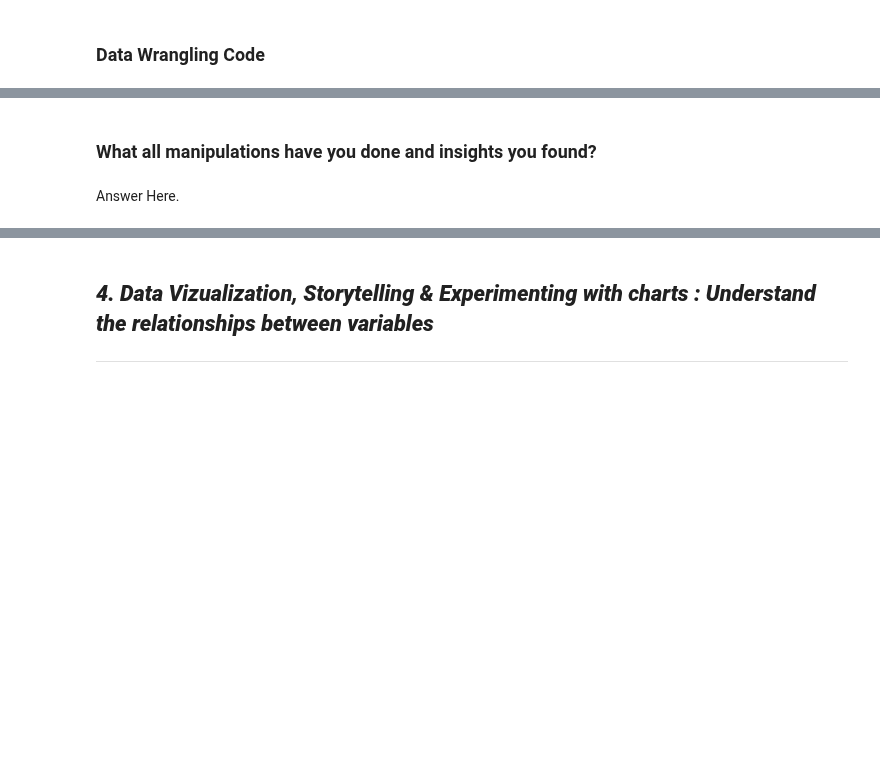
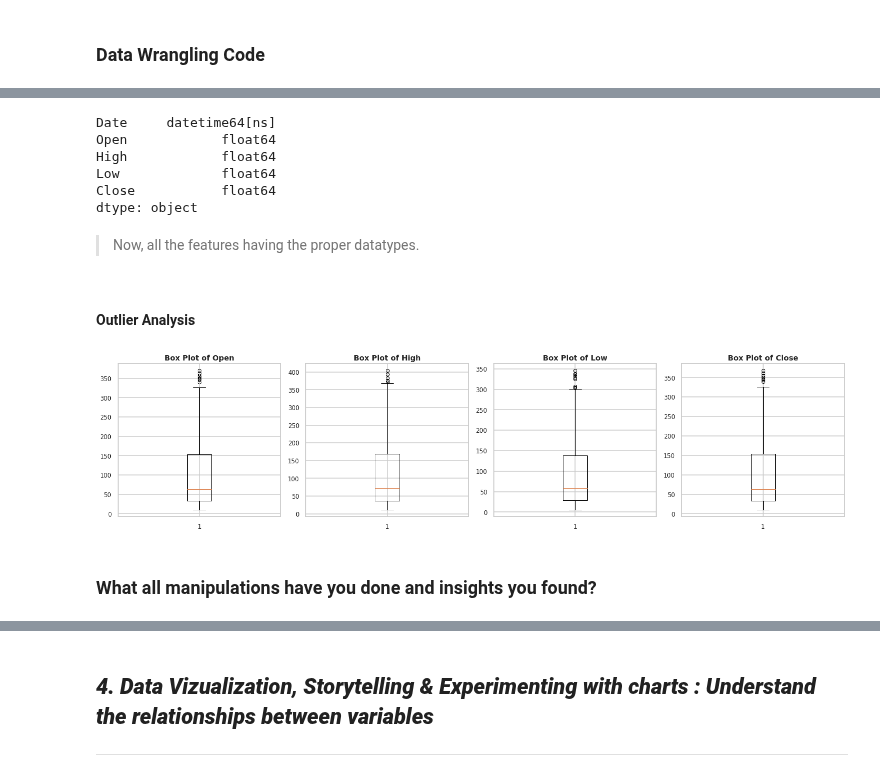
Before and after one commit to ashish-mali/Regression-Yes-Bank-Stock-Closing-Price-Prediction, a Jupyter notebook: Yes_Bank_Stock_Closing_Price_Prediction_Capstone_Project.ipynb, the cells around one changed output, grey strips where cells are left out. Cells and saved outputs as stored; diff of their text form; code cells hidden in the pictures; blank space fills up the shorter version.

Commit message:
Data Wrangling

```diff
--- a/Yes_Bank_Stock_Closing_Price_Prediction_Capstone_Project.ipynb
+++ b/Yes_Bank_Stock_Closing_Price_Prediction_Capstone_Project.ipynb
@@ -768,4 +807,49 @@ The total number of unique values present in close feature is: 185
+# %%
+# Importing the datetime module
+from datetime import datetime
+
+# Converting the `Date` feature datatype to proper `YYYY-MM-DD`
+df['Date'] = df['Date'].apply(lambda x : datetime.strptime(x, '%b-%y'))
+# %%
+# Checking the reflection
+df.dtypes
+# %% [output]
+Date     datetime64[ns]
+Open            float64
+High            float64
+Low             float64
+Close           float64
+dtype: object
+# %% [markdown]
+>Now, all the features having the proper datatypes.
+# %% [markdown]
+#### Outlier Analysis
+# %%
+# Let's create the function which create the boxplot for given DataFrame.
+def plot_box_plots(df):
+
+    # Doc. sting
+    '''
+    This function creates the boxplot for each numerical features for given DataFrame
+    '''
+    # Selectin only numerical features
+    numerical_columns = df.select_dtypes(include=['float', 'int']).columns
+
+    # Define the subplots
+    fig, ax = plt.subplots(1, len(numerical_columns), figsize=(20, 5))
+
+    # looping & boxplot creation
+    for i, column in enumerate(numerical_columns):
+        ax[i].boxplot(df[column])
+        ax[i].set_title(f'Box Plot of {column}', fontsize=14, fontweight='bold')
+    plt.tight_layout()
+
+    # show the plots
+    plt.show()
+# %%
+# Function calling
+plot_box_plots(df)
+# %% [output]
+[figure, added]
 # %% [markdown]
 ### What all manipulations have you done and insights you found?
-# %% [markdown]
-Answer Here.
```
Also changed, not shown: parts of 10 cells of this notebook.
